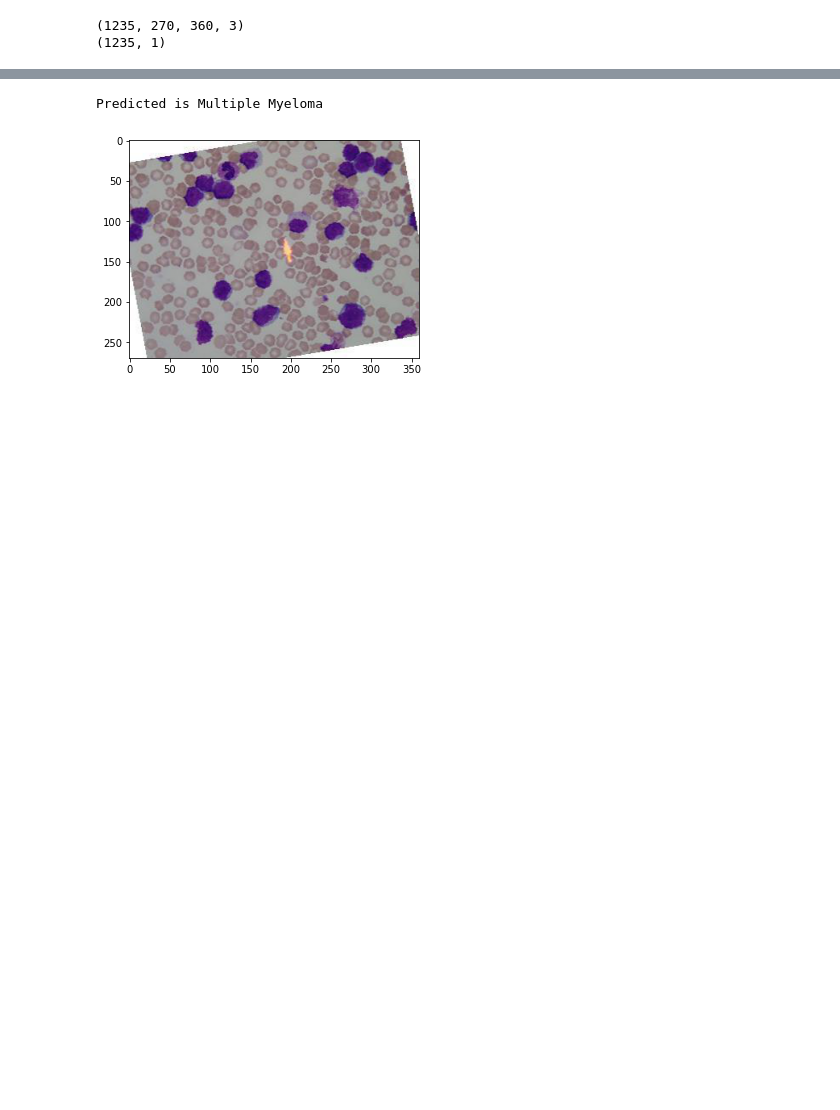
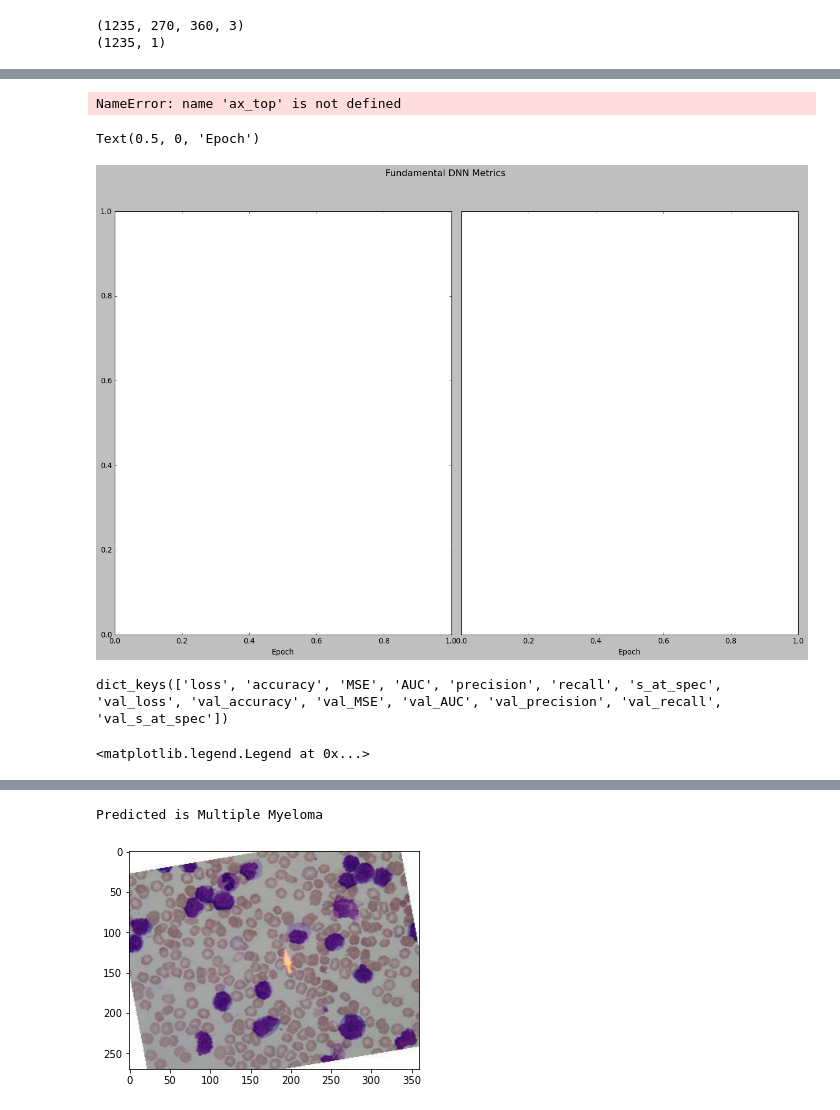
Before and after one commit to Tofudog/C-3BO_2, a Jupyter notebook: bb8_training.ipynb, the cells around one changed output, grey strips where cells are left out. Cells and saved outputs as stored; diff of their text form; code cells hidden in the pictures; blank space fills up the shorter version.

```diff
--- a/bb8_training.ipynb
+++ b/bb8_training.ipynb
@@ -121,0 +295,57 @@ history = model.fit(X_data, y_train.reshape(-1,1), epochs=1,
+# %%
+# fig.set_figheight = 15
+# fig.set_figwidth = 60
+del(fig)
+del(ax_top)
+del(ax_bottom)
+# %% [output]
+NameError: name 'ax_top' is not defined
+# %%
+from matplotlib import style
+import matplotlib as mpl
+from cycler import cycler
+plt.style.use('classic')
+
+fig, (ax_top, ax_bottom) = plt.subplots(1, 2, figsize=(20, 12))
+
+fig.suptitle("Fundamental DNN Metrics", size=15)
+fig.subplots_adjust(hspace=0, wspace=0.03)
+
+mpl.rcParams["font.style"] = "normal"
+mpl.rcParams["font.family"] = "monospace"
+mpl.rcParams["lines.linewidth"] = 4
+mpl.rcParams["lines.linestyle"] = '--' #override with most important line
+
+ax_bottom.set_yticks([])
+# ax_top.set_yticks_labels([0.0, 1.0])
+
+ax_bottom.set_xlabel("Epoch")
+ax_top.set_xlabel("Epoch")
+# %% [output]
+Text(0.5, 0, 'Epoch')
+[figure, added]
+# %%
+metric_.keys()
+# %% [output]
+dict_keys(['loss', 'accuracy', 'MSE', 'AUC', 'precision', 'recall', 's_at_spec', 'val_loss', 'val_accuracy', 'val_MSE', 'val_AUC', 'val_precision', 'val_recall', 'val_s_at_spec'])
+# %%
+
+
+metric_ = history.history.copy()
+ax_top.plot(metric_["accuracy"], label='train_accuracy',)
+ax_top.plot(metric_["val_accuracy"], label='val_accuracy', color="navy",
+         marker=',', markersize=12)
+ax_top.plot(metric_["loss"], label='train_loss', color="gray")
+ax_top.plot(metric_["val_loss"], label='val_loss', color="black")
+
+ax_top.legend(loc='center right')
+
+ax_bottom.plot(metric_["val_AUC"], label='AUC')
+ax_bottom.plot(metric_["val_precision"], label='precision', color="orange",
+         marker=',', markersize=12)
+ax_bottom.plot(metric_["val_recall"], label='recall')
+ax_bottom.plot(metric_["val_s_at_spec"], label='sensitivity at specificity')
+
+ax_bottom.legend(loc='lower right')
+# %% [output]
+<matplotlib.legend.Legend at 0x...>
```
Also changed, not shown: parts of 119 cells of this notebook.
